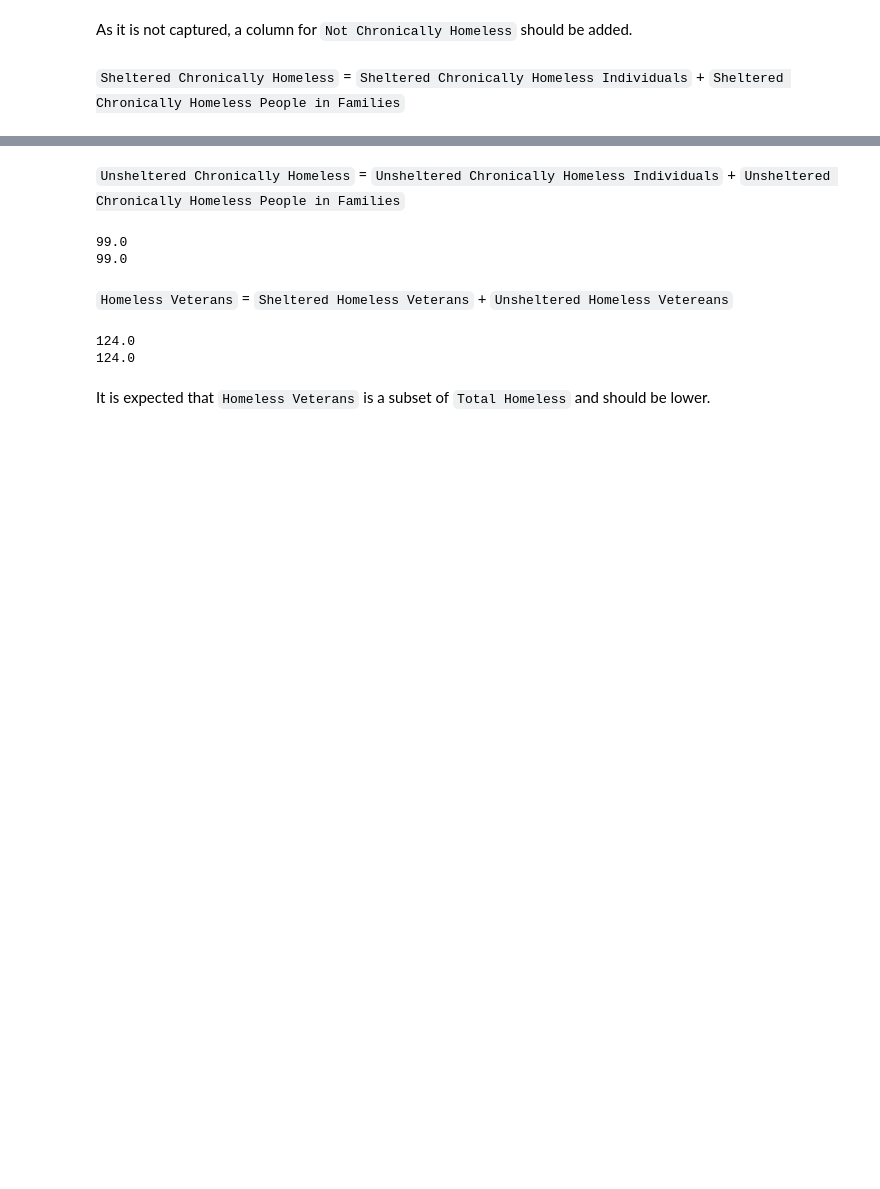
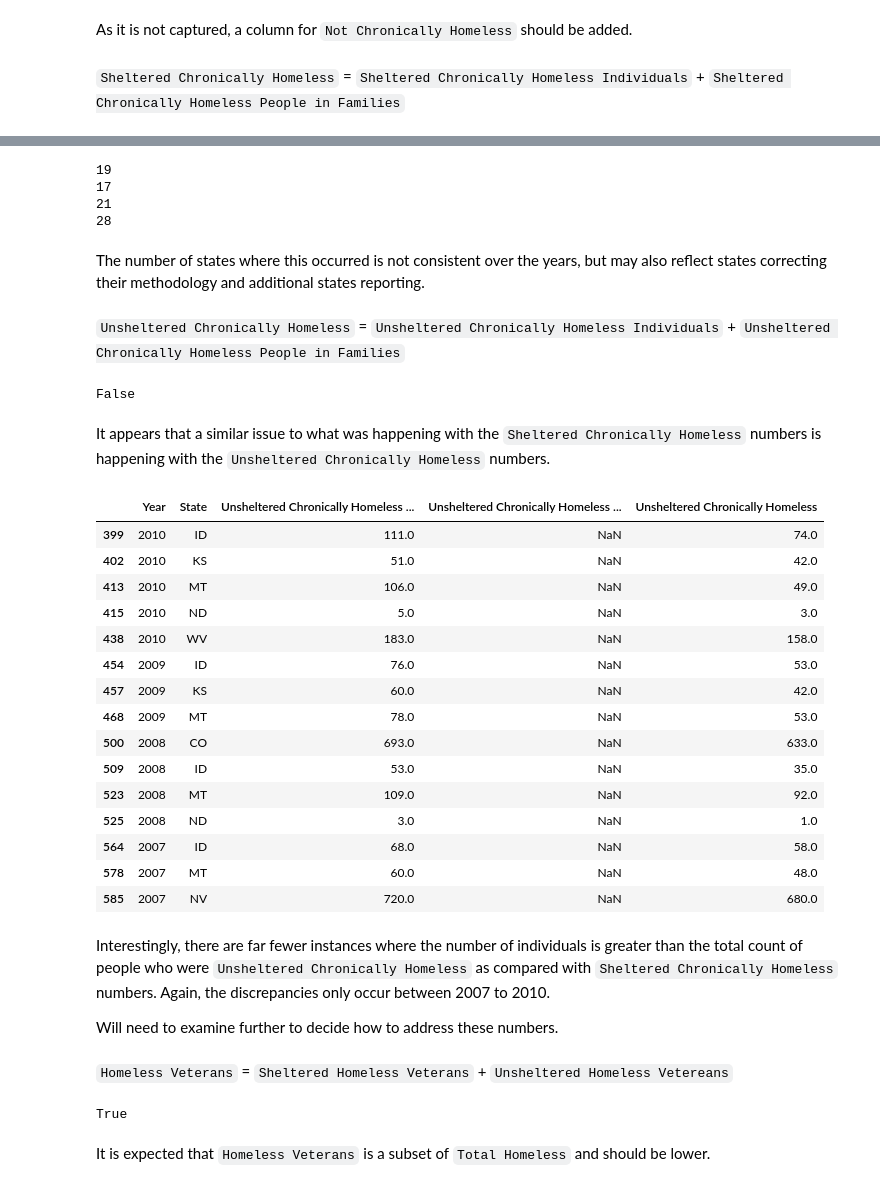
Before and after one commit to rebeccaebarnes/Homelessness, a Jupyter notebook: homelessness-working.ipynb, the cells around one changed output, grey strips where cells are left out. Cells and saved outputs as stored; diff of their text form; code cells hidden in the pictures; blank space fills up the shorter version.

Commit message:
Update notebook
Added suggestions on what should be included in the Introduction, and
tested the data against the full set with follow-ups as necessary.

```diff
--- a/homelessness-working.ipynb
+++ b/homelessness-working.ipynb
@@ -275,19 +353,54 @@ print(test['Sheltered Chronically Homeless'][0])
+# %%
+print(results_greater.query('Year == 2007').shape[0])
+print(results_greater.query('Year == 2008').shape[0])
+print(results_greater.query('Year == 2009').shape[0])
+print(results_greater.query('Year == 2010').shape[0])
+# %% [output]
+19
+17
+21
+28
+# %% [markdown]
+The number of states where this occurred is not consistent over the years, but may also reflect states correcting their methodology and additional states reporting.
 # %% [markdown]
 `Unsheltered Chronically Homeless` = `Unsheltered Chronically Homeless Individuals` + `Unsheltered Chronically Homeless People in Families`
 # %%
-print(test['Unsheltered Chronically Homeless Individuals'][0] + test['Unsheltered Chronically Homeless People in Families'][0])
-print(test['Unsheltered Chronically Homeless'][0])
+(test['Unsheltered Chronically Homeless Individuals'] + test['Unsheltered Chronically Homeless People in Families']) == test['Unsheltered Chronically Homeless']
 # %% [output]
-99.0
-99.0
+False
+# %% [markdown]
+It appears that a similar issue to what was happening with the `Sheltered Chronically Homeless` numbers is happening with the `Unsheltered Chronically Homeless` numbers.
+# %%
+ind_greater = df['Unsheltered Chronically Homeless Individuals'] > df['Unsheltered Chronically Homeless']
+results_greater = df[['Year', 'State', 'Unsheltered Chronically Homeless Individuals', 'Unsheltered Chronically Homeless People in Families', 'Unsheltered Chronically Homeless']][ind_greater]
+results_greater
+# %% [output]
+|  | Year | State | Unsheltered Chronically Homeless ... | Unsheltered Chronically Homeless ... | Unsheltered Chronically Homeless |
+| 399 | 2010 | ID | 111.0 | NaN | 74.0 |
+| 402 | 2010 | KS | 51.0 | NaN | 42.0 |
+| 413 | 2010 | MT | 106.0 | NaN | 49.0 |
+| 415 | 2010 | ND | 5.0 | NaN | 3.0 |
+| 438 | 2010 | WV | 183.0 | NaN | 158.0 |
+| 454 | 2009 | ID | 76.0 | NaN | 53.0 |
+| 457 | 2009 | KS | 60.0 | NaN | 42.0 |
+| 468 | 2009 | MT | 78.0 | NaN | 53.0 |
+| 500 | 2008 | CO | 693.0 | NaN | 633.0 |
+| 509 | 2008 | ID | 53.0 | NaN | 35.0 |
+| 523 | 2008 | MT | 109.0 | NaN | 92.0 |
+| 525 | 2008 | ND | 3.0 | NaN | 1.0 |
+| 564 | 2007 | ID | 68.0 | NaN | 58.0 |
+| 578 | 2007 | MT | 60.0 | NaN | 48.0 |
+| 585 | 2007 | NV | 720.0 | NaN | 680.0 |
+# %% [markdown]
+Interestingly, there are far fewer instances where the number of individuals is greater than the total count of people who were `Unsheltered Chronically Homeless` as compared with `Sheltered Chronically Homeless` numbers. Again, the discrepancies only occur between 2007 to 2010.
+
+Will need to examine further to decide how to address these numbers.
 # %% [markdown]
 `Homeless Veterans` = `Sheltered Homeless Veterans` + `Unsheltered Homeless Vetereans`
 # %%
-print(test['Sheltered Homeless Veterans'][0] + test['Unsheltered Homeless Veterans'][0])
-print(test['Homeless Veterans'][0])
+(test['Sheltered Homeless Veterans'] + test['Unsheltered Homeless Veterans']) == test['Homeless Veterans']
 # %% [output]
-124.0
-124.0
+True
 # %% [markdown]
 It is expected that `Homeless Veterans` is a subset of `Total Homeless` and should be lower.
 # %%
```
Also changed, not shown: parts of 37 cells of this notebook.
